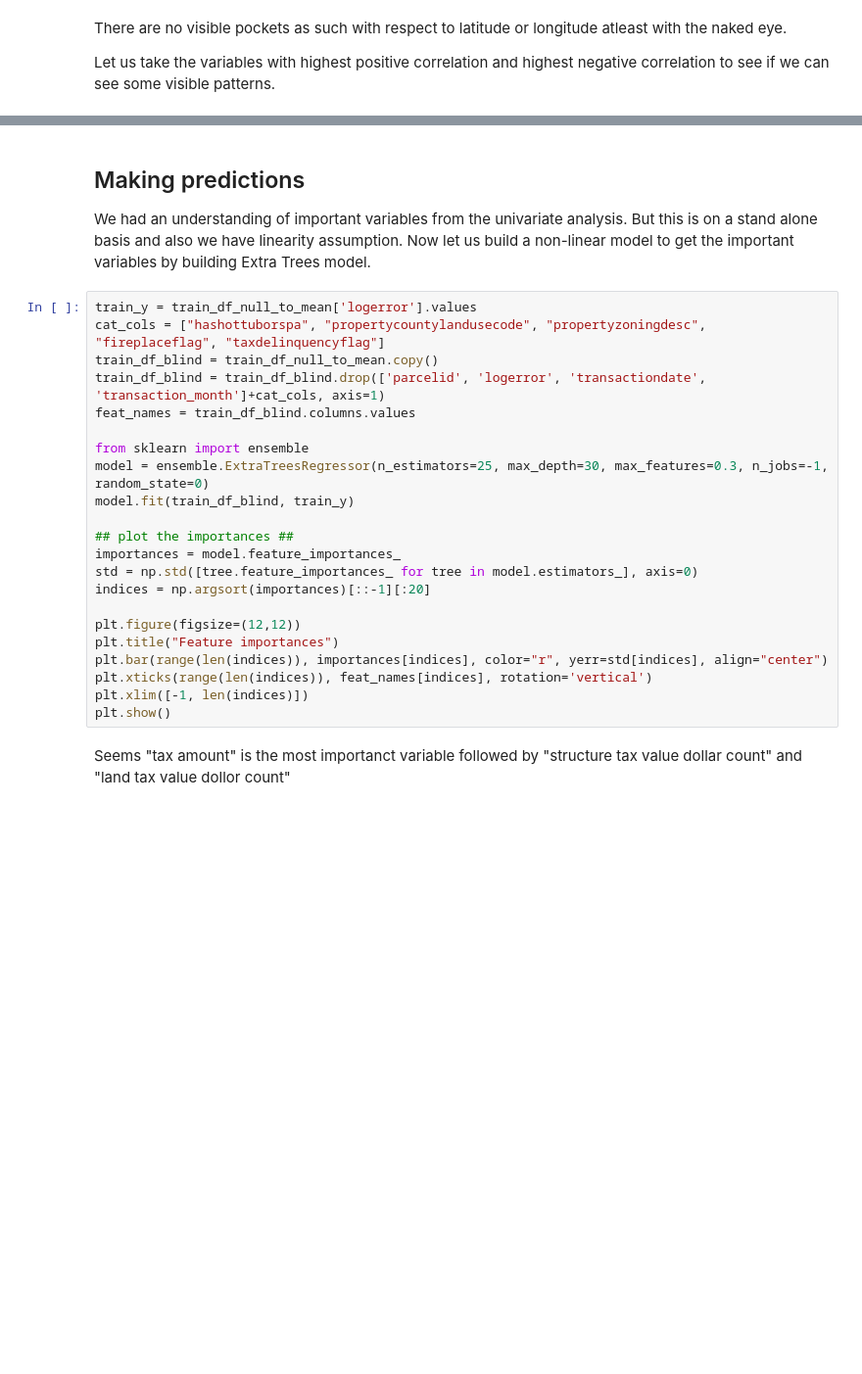
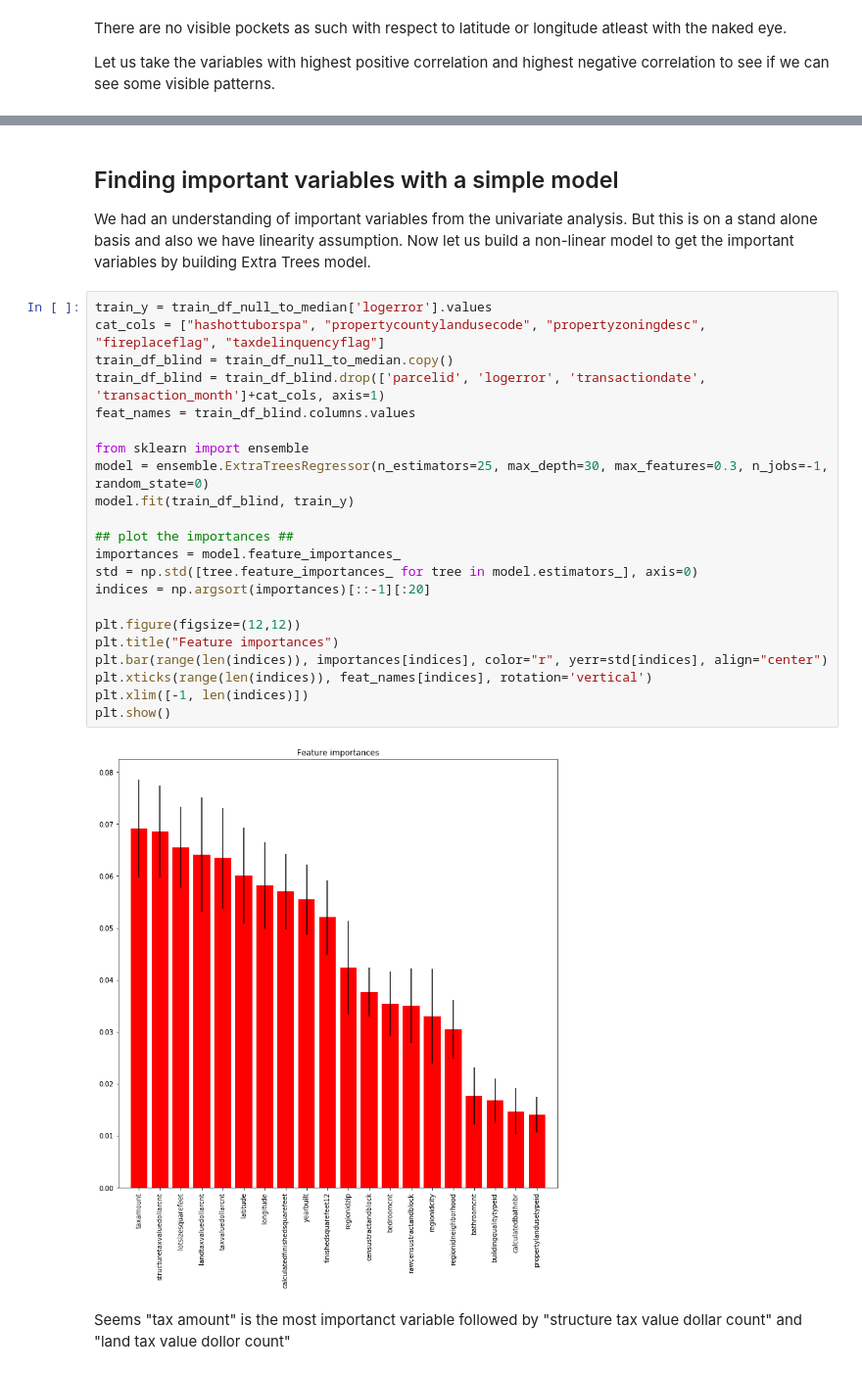
Before and after one commit to adrienctx/cb-data-science-workshops, a Jupyter notebook: kaggle-zillow/notebooks/data-exploration.ipynb, the cells around one changed output, grey strips where cells are left out. Shown at 98% size. Drawn from its saved outputs; the diff is of its cells as text; blank space fills up the shorter version.

```diff
--- a/kaggle-zillow/notebooks/data-exploration.ipynb
+++ b/kaggle-zillow/notebooks/data-exploration.ipynb
@@ -596,28 +605,30 @@ ggplot(aes(x='finishedsquarefeet12', y='taxamount', color='logerror'), data=trai
 # %% [markdown]
-## Making predictions
+## Finding important variables with a simple model
 
 We had an understanding of important variables from the univariate analysis. But this is on a stand alone basis and also we have linearity assumption. Now let us build a non-linear model to get the important variables by building Extra Trees model.
 # %%
-train_y = train_df_null_to_mean['logerror'].values
+train_y = train_df_null_to_median['logerror'].values
 cat_cols = ["hashottuborspa", "propertycountylandusecode", "propertyzoningdesc", "fireplaceflag", "taxdelinquencyflag"]
-train_df_blind = train_df_null_to_mean.copy()
+train_df_blind = train_df_null_to_median.copy()
 train_df_blind = train_df_blind.drop(['parcelid', 'logerror', 'transactiondate', 'transaction_month']+cat_cols, axis=1)
 feat_names = train_df_blind.columns.values
 
 from sklearn import ensemble
 model = ensemble.ExtraTreesRegressor(n_estimators=25, max_depth=30, max_features=0.3, n_jobs=-1, random_state=0)
 model.fit(train_df_blind, train_y)
 
 ## plot the importances ##
 importances = model.feature_importances_
 std = np.std([tree.feature_importances_ for tree in model.estimators_], axis=0)
 indices = np.argsort(importances)[::-1][:20]
 
 plt.figure(figsize=(12,12))
 plt.title("Feature importances")
 plt.bar(range(len(indices)), importances[indices], color="r", yerr=std[indices], align="center")
 plt.xticks(range(len(indices)), feat_names[indices], rotation='vertical')
 plt.xlim([-1, len(indices)])
 plt.show()
+# %% [output]
+[figure, added]
 # %% [markdown]
 Seems "tax amount" is the most importanct variable followed by "structure tax value dollar count" and "land tax value dollor count"
```
Also changed, not shown: parts of 10 cells of this notebook, 2 other files.
